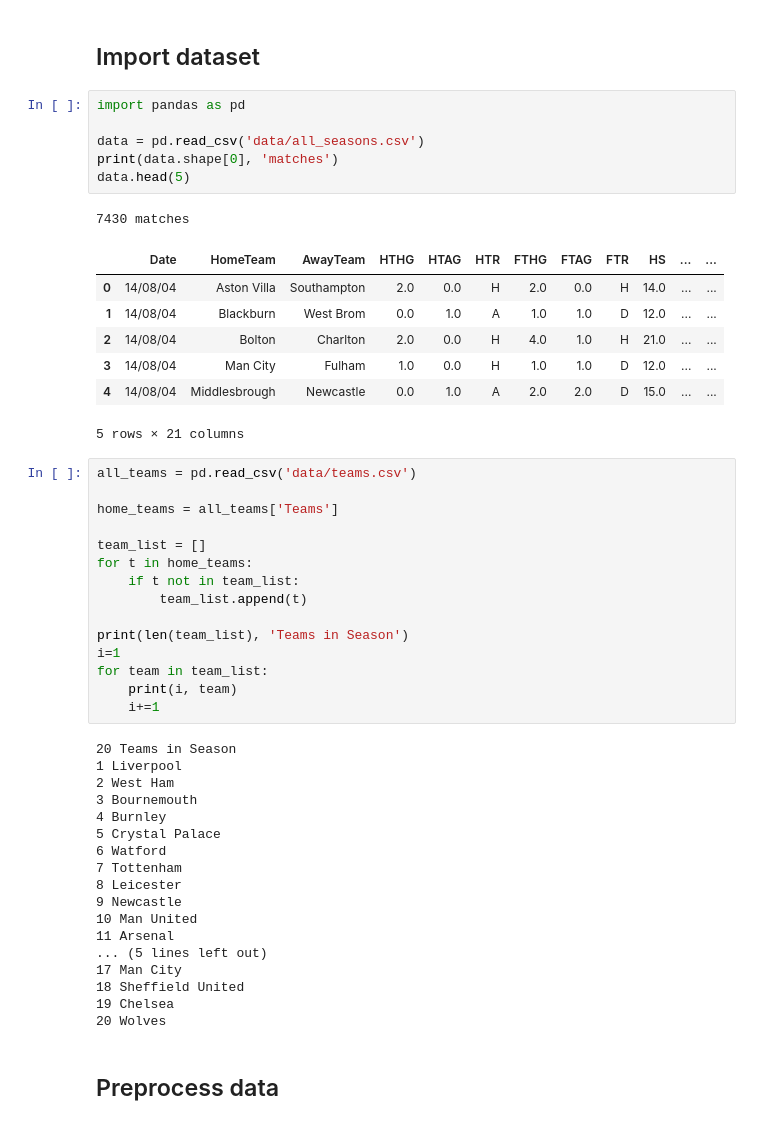
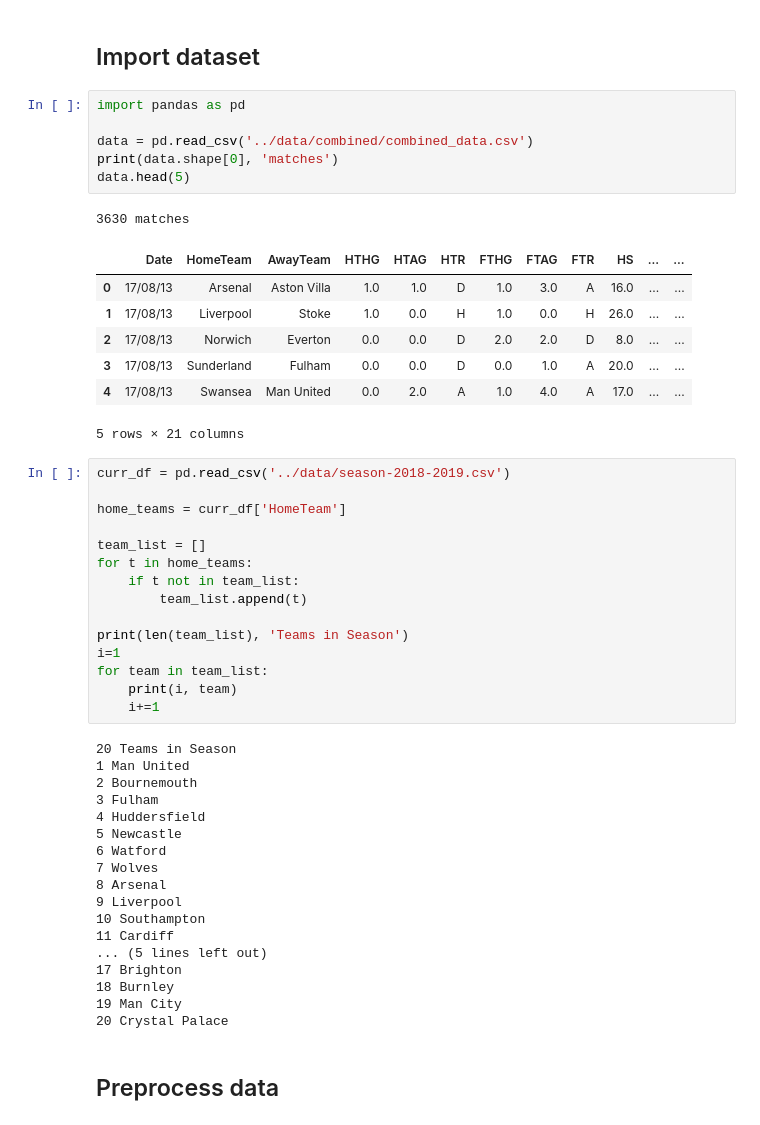
Before and after one commit to likarajo/premier_league, a Jupyter notebook: notebooks/prediction1.ipynb, the cells around one changed output. Saved outputs shown, nothing was run; the diff lists cells and outputs as text.

```diff
--- a/prediction.ipynb
+++ b/notebooks/prediction1.ipynb
@@ -3,22 +3,22 @@
 # %%
 import pandas as pd
 
-data = pd.read_csv('data/all_seasons.csv')
+data = pd.read_csv('../data/combined/combined_data.csv')
 print(data.shape[0], 'matches')
 data.head(5)
 # %% [output]
-7430 matches
+3630 matches
 |  | Date | HomeTeam | AwayTeam | HTHG | HTAG | HTR | FTHG | FTAG | FTR | HS | ... | ... |
-| 0 | 14/08/04 | Aston Villa | Southampton | 2.0 | 0.0 | H | 2.0 | 0.0 | H | 14.0 | ... | ... |
-| 1 | 14/08/04 | Blackburn | West Brom | 0.0 | 1.0 | A | 1.0 | 1.0 | D | 12.0 | ... | ... |
-| 2 | 14/08/04 | Bolton | Charlton | 2.0 | 0.0 | H | 4.0 | 1.0 | H | 21.0 | ... | ... |
-| 3 | 14/08/04 | Man City | Fulham | 1.0 | 0.0 | H | 1.0 | 1.0 | D | 12.0 | ... | ... |
-| 4 | 14/08/04 | Middlesbrough | Newcastle | 0.0 | 1.0 | A | 2.0 | 2.0 | D | 15.0 | ... | ... |
+| 0 | 17/08/13 | Arsenal | Aston Villa | 1.0 | 1.0 | D | 1.0 | 3.0 | A | 16.0 | ... | ... |
+| 1 | 17/08/13 | Liverpool | Stoke | 1.0 | 0.0 | H | 1.0 | 0.0 | H | 26.0 | ... | ... |
+| 2 | 17/08/13 | Norwich | Everton | 0.0 | 0.0 | D | 2.0 | 2.0 | D | 8.0 | ... | ... |
+| 3 | 17/08/13 | Sunderland | Fulham | 0.0 | 0.0 | D | 0.0 | 1.0 | A | 20.0 | ... | ... |
+| 4 | 17/08/13 | Swansea | Man United | 0.0 | 2.0 | A | 1.0 | 4.0 | A | 17.0 | ... | ... |
 5 rows × 21 columns
 # %%
-all_teams = pd.read_csv('data/teams.csv')
+curr_df = pd.read_csv('../data/season-2018-2019.csv')
 
-home_teams = all_teams['Teams']
+home_teams = curr_df['HomeTeam']
 
 team_list = []
 for t in home_teams:
@@ -32,22 +32,22 @@ for team in team_list:
     i+=1
 # %% [output]
 20 Teams in Season
-1 Liverpool
-2 West Ham
-3 Bournemouth
-4 Burnley
-5 Crystal Palace
+1 Man United
+2 Bournemouth
+3 Fulham
+4 Huddersfield
+5 Newcastle
 6 Watford
-7 Tottenham
-8 Leicester
-9 Newcastle
-10 Man United
-11 Arsenal
+7 Wolves
+8 Arsenal
+9 Liverpool
+10 Southampton
+11 Cardiff
 ... (5 lines left out)
-17 Man City
-18 Sheffield United
-19 Chelsea
-20 Wolves
+17 Brighton
+18 Burnley
+19 Man City
+20 Crystal Palace
 # %% [markdown]
 ## Preprocess data
 # %% [markdown]
```
Also changed, not shown: parts of 12 cells of this notebook, 47 other files.
